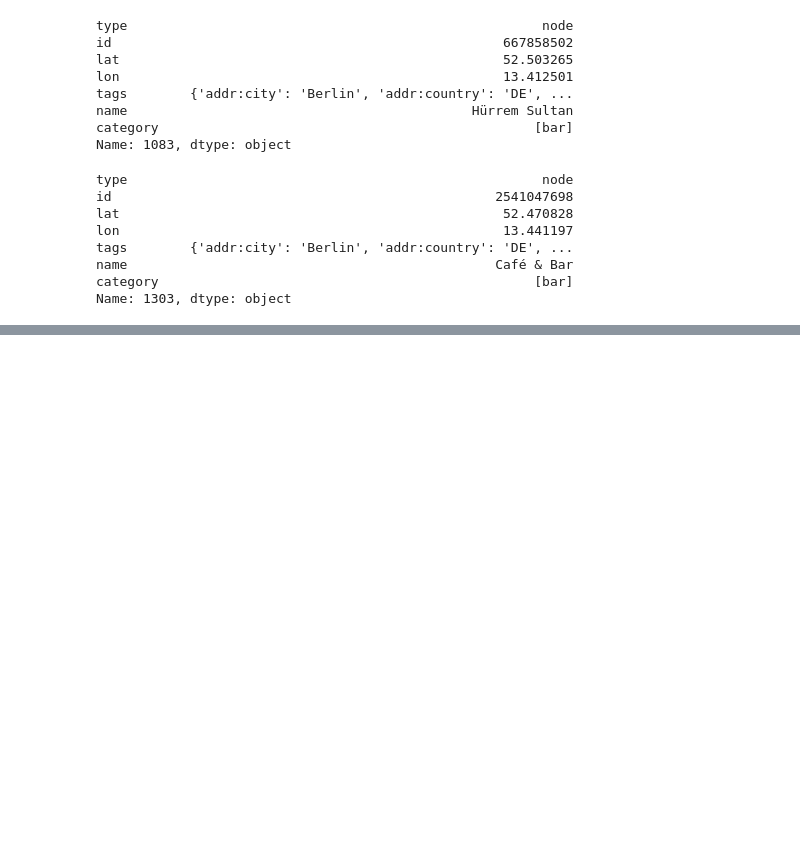
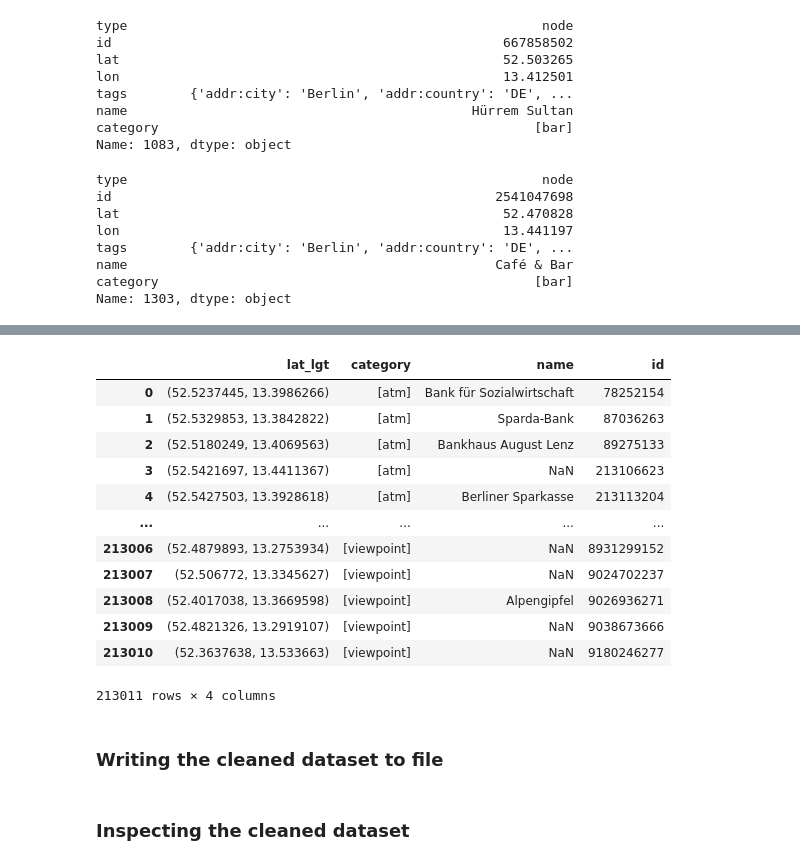
Before and after one commit to TechLabs-Berlin/wt21-way-to-go, a Jupyter notebook: cleaning_data/cleaning_poi_data.ipynb, the cells around one changed output, grey strips where cells are left out. Saved outputs shown, nothing was run; the diff lists cells and outputs as text; code cells hidden in the pictures; blank space fills up the shorter version.

```diff
--- a/cleaning_data/cleaning_poi_data.ipynb
+++ b/cleaning_data/cleaning_poi_data.ipynb
@@ -604,0 +668,20 @@ Name: 1303, dtype: object
+# %%
+# Making a copy of the dataset with needed columns only
+all_nodes_cleaned = all_nodes_extracted_lat_lgt[['lat_lgt', 'category', 'name', 'id']]
+all_nodes_cleaned
+# %% [output]
+|  | lat_lgt | category | name | id |
+| 0 | (52.5237445, 13.3986266) | [atm] | Bank für Sozialwirtschaft | 78252154 |
+| 1 | (52.5329853, 13.3842822) | [atm] | Sparda-Bank | 87036263 |
+| 2 | (52.5180249, 13.4069563) | [atm] | Bankhaus August Lenz | 89275133 |
+| 3 | (52.5421697, 13.4411367) | [atm] | NaN | 213106623 |
+| 4 | (52.5427503, 13.3928618) | [atm] | Berliner Sparkasse | 213113204 |
+| ... | ... | ... | ... | ... |
+| 213006 | (52.4879893, 13.2753934) | [viewpoint] | NaN | 8931299152 |
+| 213007 | (52.506772, 13.3345627) | [viewpoint] | NaN | 9024702237 |
+| 213008 | (52.4017038, 13.3669598) | [viewpoint] | Alpengipfel | 9026936271 |
+| 213009 | (52.4821326, 13.2919107) | [viewpoint] | NaN | 9038673666 |
+| 213010 | (52.3637638, 13.533663) | [viewpoint] | NaN | 9180246277 |
+213011 rows × 4 columns
+# %% [markdown]
+### Writing the cleaned dataset to file
@@ -604,0 +691,2 @@ Name: 1303, dtype: object
+# %% [markdown]
+### Inspecting the cleaned dataset
```
Also changed, not shown: parts of 11 cells of this notebook.
